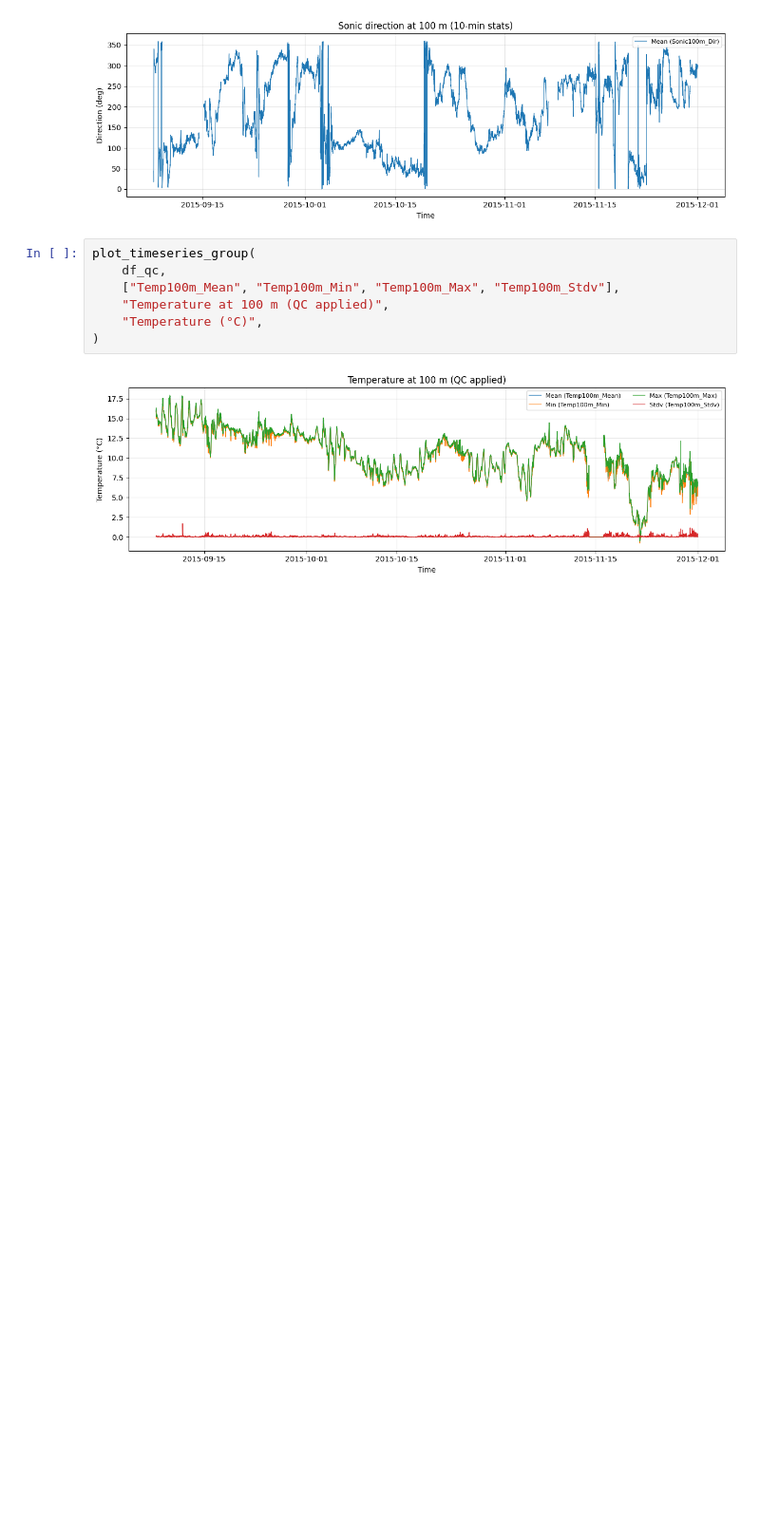
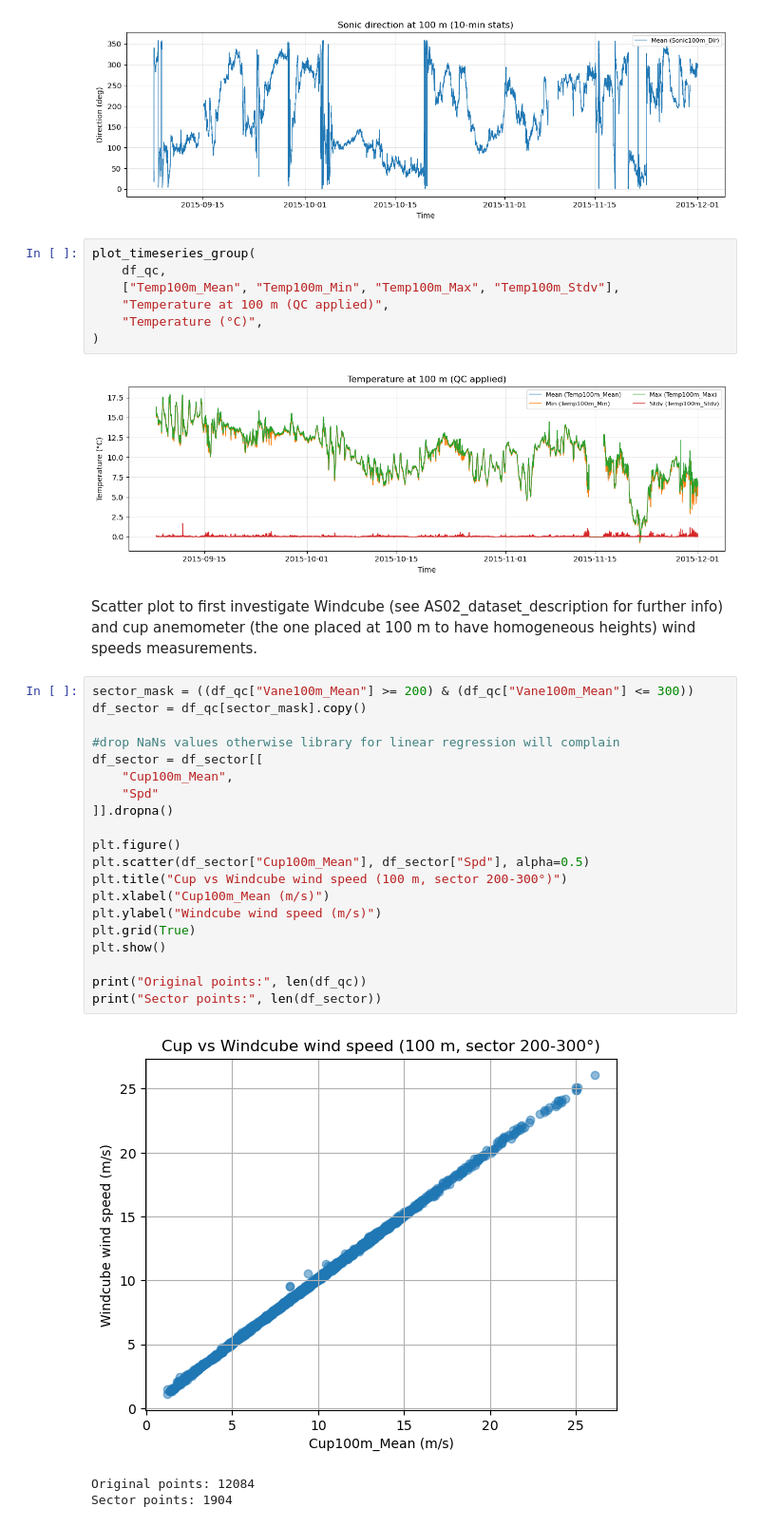
Before and after one commit to s254253/46400-WTMT, a Jupyter notebook: Assignment-2.ipynb, the cells around one changed output. Shown at 95% size. Drawn from its saved outputs; the diff is of its cells as text; blank space fills up the shorter version.

```diff
--- a/Assignment-2.ipynb
+++ b/Assignment-2.ipynb
@@ -302,3 +302,29 @@ plot_timeseries_group(
 )
 # %% [output]
 [figure]
+# %% [markdown]
+Scatter plot to first investigate Windcube (see AS02_dataset_description for further info) and cup anemometer (the one placed at 100 m to have homogeneous heights) wind speeds measurements.
+# %%
+sector_mask = ((df_qc["Vane100m_Mean"] >= 200) & (df_qc["Vane100m_Mean"] <= 300))
+df_sector = df_qc[sector_mask].copy()
+
+#drop NaNs values otherwise library for linear regression will complain
+df_sector = df_sector[[
+    "Cup100m_Mean",
+    "Spd"
+]].dropna()
+
+plt.figure()
+plt.scatter(df_sector["Cup100m_Mean"], df_sector["Spd"], alpha=0.5)
+plt.title("Cup vs Windcube wind speed (100 m, sector 200-300°)")
+plt.xlabel("Cup100m_Mean (m/s)")
+plt.ylabel("Windcube wind speed (m/s)")
+plt.grid(True)
+plt.show()
+
+print("Original points:", len(df_qc))
+print("Sector points:", len(df_sector))
+# %% [output]
+[figure, added]
+Original points: 12084
+Sector points: 1904
```
Also changed, not shown: parts of 9 cells of this notebook.
